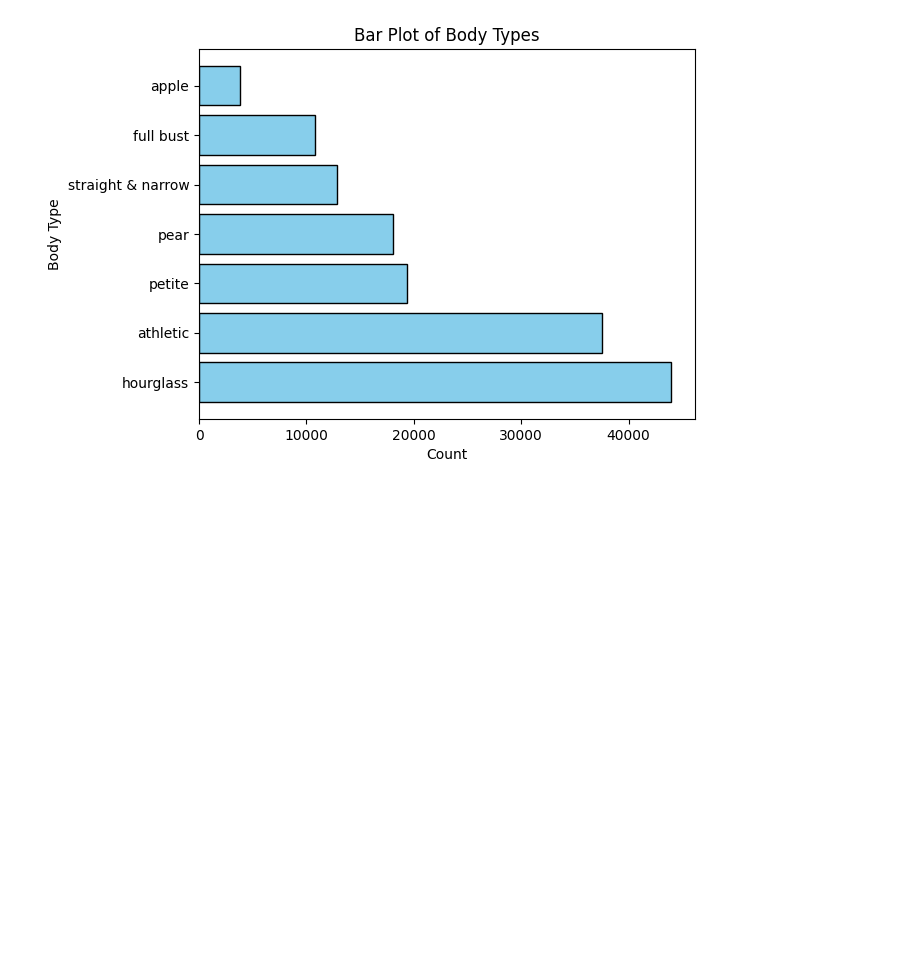
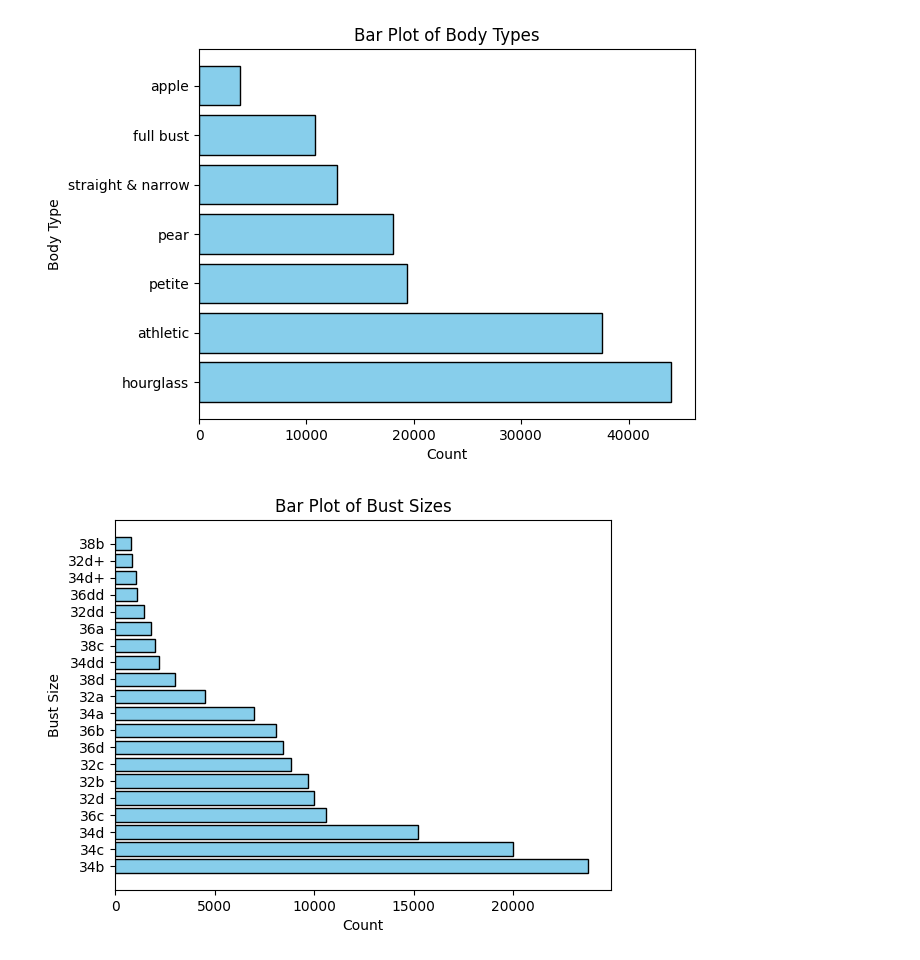
Before and after one commit to mofuwu/cse158_assignment2, a Jupyter notebook: assignment2_sahana.ipynb, the cells around one changed output. Cells and saved outputs as stored; diff of their text form; code cells hidden in the pictures; blank space fills up the shorter version.

```diff
--- a/assignment2_sahana.ipynb
+++ b/assignment2_sahana.ipynb
@@ -205,3 +205,15 @@ plt.title('Bar Plot of Body Types')
 plt.show()
 # %% [output]
 [figure]
+# %%
+category_counts = df['bust size'].value_counts()[:20]
+
+plt.barh(category_counts.index, category_counts.values, color = 'skyblue', edgecolor = 'black')
+
+plt.xlabel('Count')
+plt.ylabel('Bust Size')
+plt.title('Bar Plot of Bust Sizes')
+
+plt.show()
+# %% [output]
+[figure, added]
```
Also changed, not shown: parts of 2 cells of this notebook, 1 other file.
